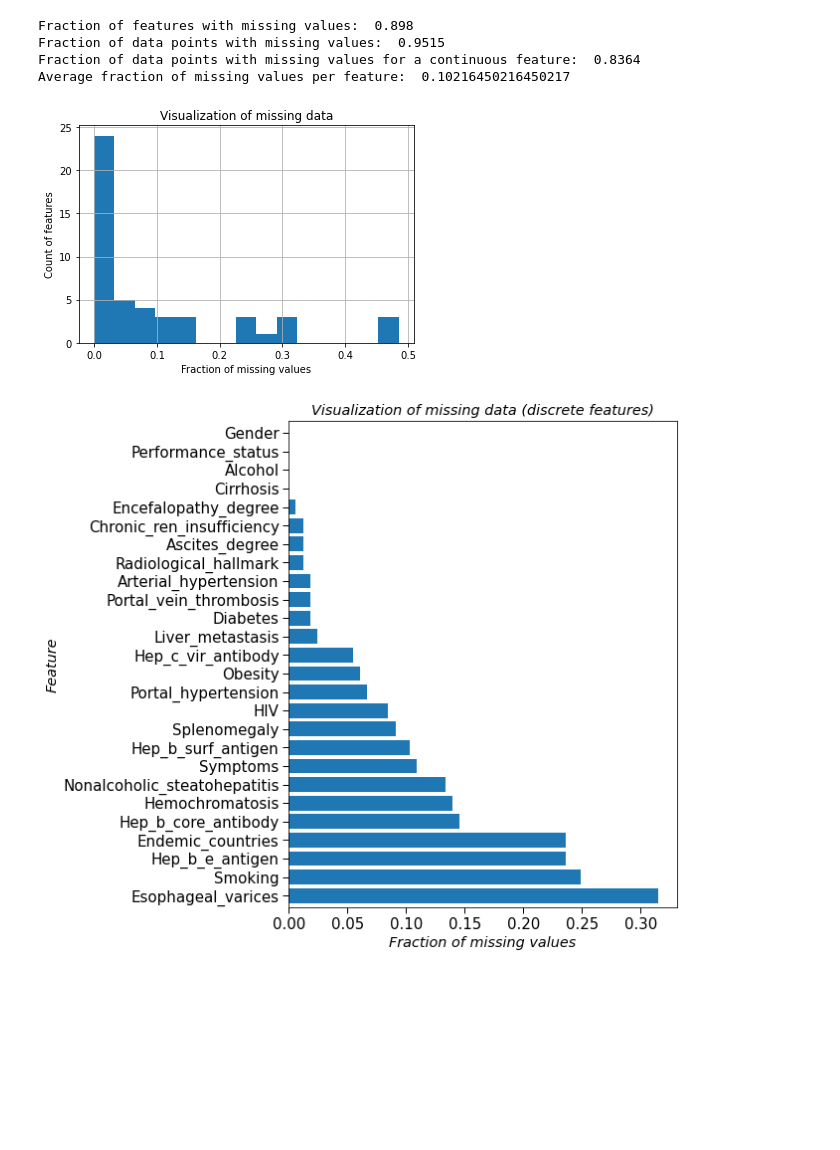
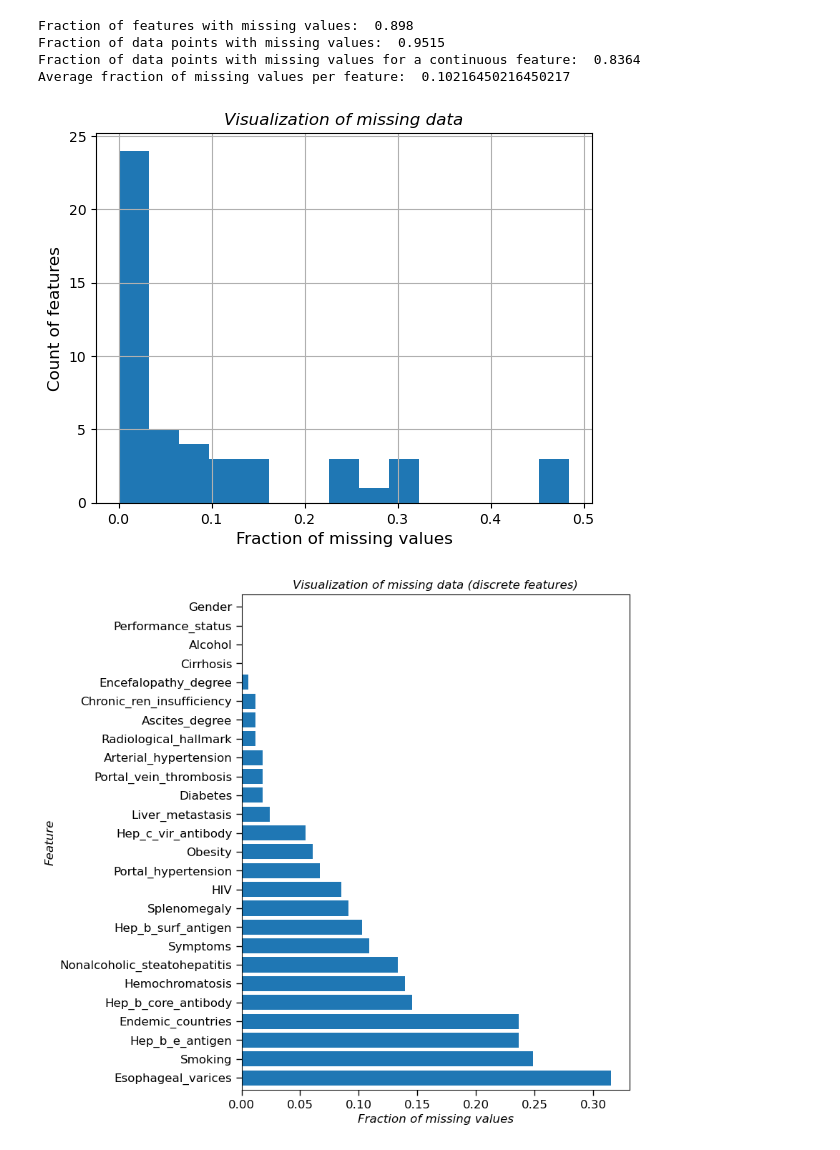
Before and after one commit to Juliaclynn/HCC_Survival_Prediction, a Jupyter notebook: src/Project.ipynb, the cells around one changed output. Cells and saved outputs as stored; diff of their text form; code cells hidden in the pictures; blank space fills up the shorter version.

```diff
--- a/src/Project.ipynb
+++ b/src/Project.ipynb
@@ -103,46 +149,50 @@ std_ftrs=['Age','Grams_alc_per_day','Packs_cigarettes_per_year','International_n
           'Aspartate_transaminase','Gamma_glutamyl_transferase','Alkaline_phosphatase','Total_proteins','Creatinine',\
           'Nodule_num','Nodule_dim','Direct_bilirubin','Iron','Oxygen_saturation','Ferritin']
 y=df['Class']
 X=df.loc[:, df.columns != 'Class']
 rs=1
 
 #Missing values
 perc_missing_per_ftr = X.isnull().sum(axis=0)/X.shape[0]
 missing_sorted=perc_missing_per_ftr.sort_values(ascending = True)
 print('Fraction of features with missing values: ',np.around(sum(X.isnull().sum(axis=0)!=0)/X.shape[1],4))
 print('Fraction of data points with missing values: ',np.around(sum(X.isnull().sum(axis=1)!=0)/X.shape[0],4))
 print('Fraction of data points with missing values for a continuous feature: ',np.around(sum(X[std_ftrs].isnull().sum(axis=1)!=0)/X[std_ftrs].shape[0],4))
 print('Average fraction of missing values per feature: ',np.mean(perc_missing_per_ftr))
+cat_df=X[cat_ftrs]
+onehot_ftrs=(cat_df.columns[cat_df.isnull().any()])
+
 # print('fraction of missing values in features:')
 # print(missing_sorted)
+
 # pd.set_option('display.max_rows', None)
 # print(df[['Total_bilirubin','Direct_bilirubin']].isnull())
 
 missing_sorted.hist(bins=15)
-plt.xlabel('Fraction of missing values')
-plt.ylabel('Count of features')
-plt.title('Visualization of missing data')
-plt.savefig(os.path.join(filepath,'figures','fig5.png'))
+plt.xlabel('Fraction of missing values', fontsize='large')
+plt.ylabel('Count of features', fontsize='large')
+plt.title('Visualization of missing data', fontsize='large',fontstyle='oblique')
+plt.savefig(os.path.join(filepath,'figures','fig5.png'), dpi=300, bbox_inches = "tight")
 
 plt.figure(figsize=(7,9))
 (X[cat_ftrs+ord_ftrs].isnull().sum(axis=0)/X[cat_ftrs+ord_ftrs].shape[0]).sort_values(ascending=False).plot.barh(width=.8)
-plt.xlabel('Fraction of missing values',fontsize='x-large',fontstyle='oblique')
-plt.ylabel('Feature',fontsize='x-large',fontstyle='oblique')
-plt.title('Visualization of missing data (discrete features)',fontsize='x-large',fontstyle='oblique')
-plt.tick_params(axis='both', which='major', labelsize=15, width=1, length=6)
-plt.savefig(os.path.join(filepath,'figures','fig6.png'))
+plt.xlabel('Fraction of missing values',fontsize='large',fontstyle='oblique')
+plt.ylabel('Feature',fontsize='large',fontstyle='oblique')
+plt.title('Visualization of missing data (discrete features)',fontsize='large',fontstyle='oblique')
+plt.tick_params(axis='both', which='major', labelsize=12, width=1, length=6)
+plt.savefig(os.path.join(filepath,'figures','fig6.png'), dpi=300, bbox_inches = "tight")
 
 plt.figure(figsize=(7,9))
 (X[std_ftrs].isnull().sum(axis=0)/X[std_ftrs].shape[0]).sort_values(ascending=False).plot.barh(width=.8)
-plt.xlabel('Fraction of missing values',fontsize='x-large',fontstyle='oblique')
-plt.ylabel('Feature',fontsize='x-large',fontstyle='oblique')
-plt.title('Visualization of missing data (continuous features)',fontsize='x-large',fontstyle='oblique')
-plt.tick_params(axis='both', which='major', labelsize=15, width=1, length=6)
-plt.savefig(os.path.join(filepath,'figures','fig7.png'))
+plt.xlabel('Fraction of missing values',fontsize='large',fontstyle='oblique')
+plt.ylabel('Feature',fontsize='large',fontstyle='oblique')
+plt.title('Visualization of missing data (continuous features)',fontsize='large',fontstyle='oblique')
+plt.tick_params(axis='both', which='major', labelsize=12, width=1, length=6)
+plt.savefig(os.path.join(filepath,'figures','fig7.png'), dpi=300, bbox_inches = "tight")
 # %% [output]
 Fraction of features with missing values:  0.898
 Fraction of data points with missing values:  0.9515
 Fraction of data points with missing values for a continuous feature:  0.8364
 Average fraction of missing values per feature:  0.10216450216450217
-[figure, old version]
+[figure, new version]
-[figure, old version]
+[figure, new version]
```
Also changed, not shown: parts of 8 cells of this notebook, 13 other files.
